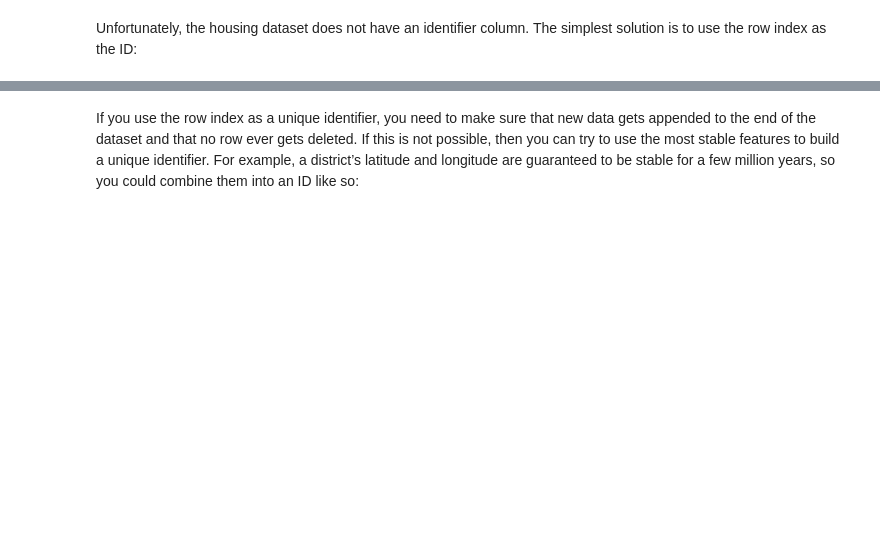
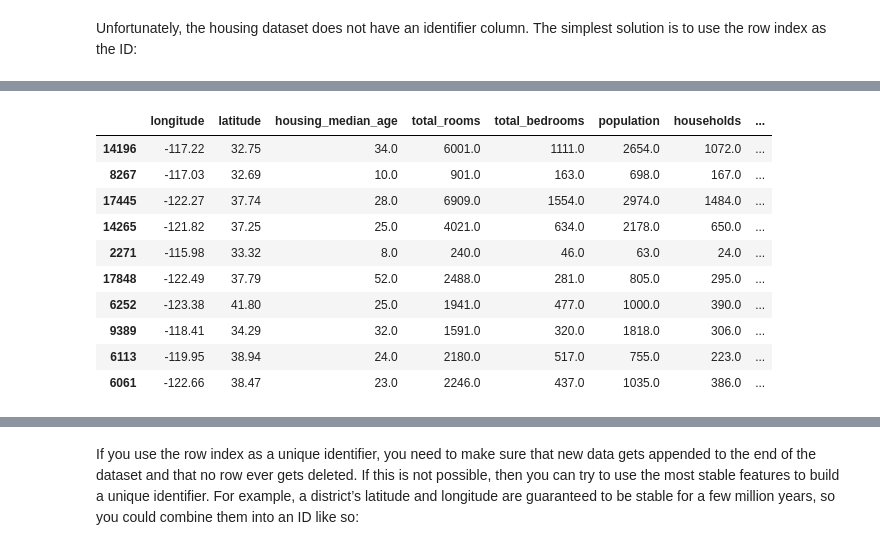
Before and after one commit to MulanSchneeberg/Hands-On-Machine-Learning_3rd, a Jupyter notebook: 02.End to End Machine Learning Project/02.get the data.ipynb, the cells around one changed output, grey strips where cells are left out. Cells and saved outputs as stored; diff of their text form; code cells hidden in the pictures; blank space fills up the shorter version.

```diff
--- a/02.End to End Machine Learning Project/02.get the data.ipynb
+++ b/02.End to End Machine Learning Project/02.get the data.ipynb
@@ -155,0 +171,14 @@ train_set, test_set = split_data_with_id_hash(housing_with_id, 0.2, "index")
+# %%
+train_set[0:10]
+# %% [output]
+|  | longitude | latitude | housing_median_age | total_rooms | total_bedrooms | population | households | ... |
+| 14196 | -117.22 | 32.75 | 34.0 | 6001.0 | 1111.0 | 2654.0 | 1072.0 | ... |
+| 8267 | -117.03 | 32.69 | 10.0 | 901.0 | 163.0 | 698.0 | 167.0 | ... |
+| 17445 | -122.27 | 37.74 | 28.0 | 6909.0 | 1554.0 | 2974.0 | 1484.0 | ... |
+| 14265 | -121.82 | 37.25 | 25.0 | 4021.0 | 634.0 | 2178.0 | 650.0 | ... |
+| 2271 | -115.98 | 33.32 | 8.0 | 240.0 | 46.0 | 63.0 | 24.0 | ... |
+| 17848 | -122.49 | 37.79 | 52.0 | 2488.0 | 281.0 | 805.0 | 295.0 | ... |
+| 6252 | -123.38 | 41.80 | 25.0 | 1941.0 | 477.0 | 1000.0 | 390.0 | ... |
+| 9389 | -118.41 | 34.29 | 32.0 | 1591.0 | 320.0 | 1818.0 | 306.0 | ... |
+| 6113 | -119.95 | 38.94 | 24.0 | 2180.0 | 517.0 | 755.0 | 223.0 | ... |
+| 6061 | -122.66 | 38.47 | 23.0 | 2246.0 | 437.0 | 1035.0 | 386.0 | ... |
```
Also changed, not shown: parts of 11 cells of this notebook, 3 other files.
